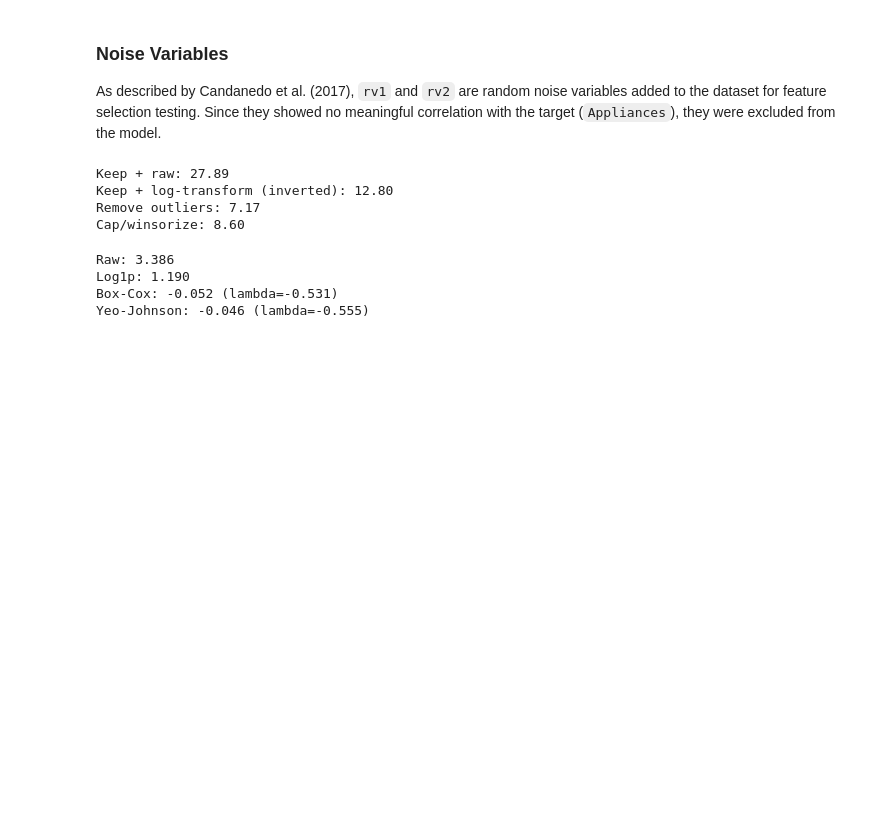
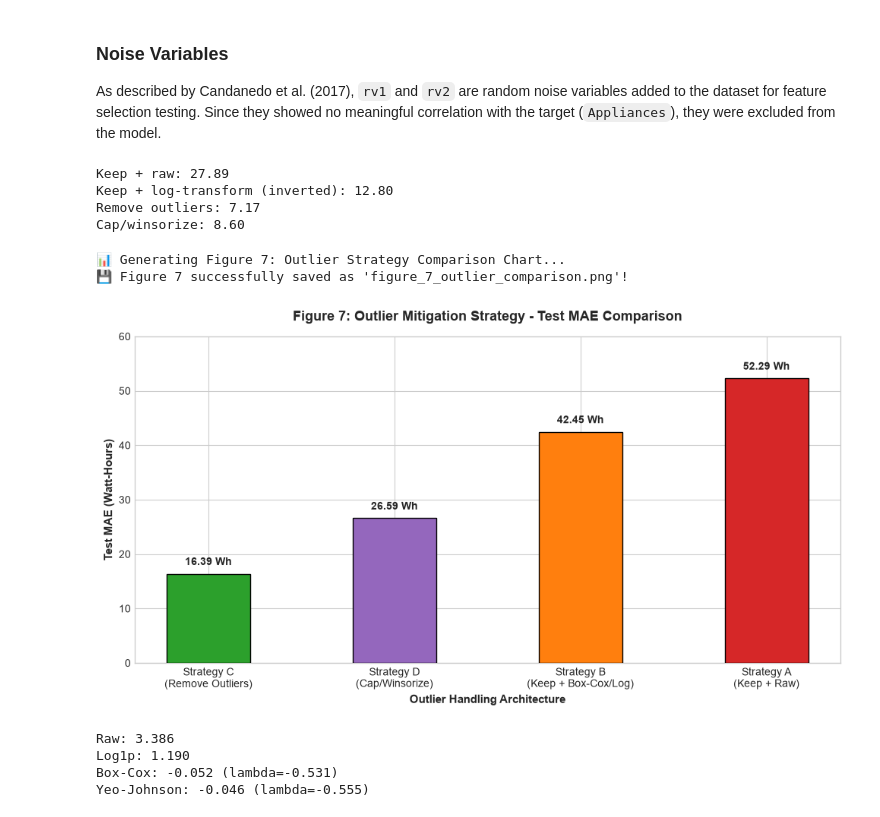
Before and after one commit to gamodyarajasooriya/appliance-energy-prediction-dl-, a Jupyter notebook: notebooks/02_preprocessing_feature_engineering.ipynb, the cells around one changed output. Cells and saved outputs as stored; diff of their text form; code cells hidden in the pictures; blank space fills up the shorter version.

```diff
--- a/notebooks/02_preprocessing_feature_engineering.ipynb
+++ b/notebooks/02_preprocessing_feature_engineering.ipynb
@@ -70,4 +72,50 @@ Keep + raw: 27.89
 Keep + log-transform (inverted): 12.80
 Remove outliers: 7.17
 Cap/winsorize: 8.60
+# %%
+import matplotlib.pyplot as plt
+import numpy as np
+
+print("📊 Generating Figure 7: Outlier Strategy Comparison Chart...")
+
+# Define the empirical MAE results collected from our pipeline tests
+strategies = [
+    'Strategy C\n(Remove Outliers)',
+    'Strategy D\n(Cap/Winsorize)',
+    'Strategy B\n(Keep + Box-Cox/Log)',
+    'Strategy A\n(Keep + Raw)'
+]
+mae_scores = [16.39, 26.59, 42.45, 52.29]
+
+# Sort according to standard ML reporting practices (Lowest error to highest error)
+sorted_data = sorted(zip(mae_scores, strategies))
+maes_sorted, strategies_sorted = zip(*sorted_data)
+
+# Setup professional visual styling
+plt.style.use('seaborn-v0_8-whitegrid')
+fig, ax = plt.subplots(figsize=(10, 5.5))
+colors = ['#2ca02c', '#9467bd', '#ff7f0e', '#d62728'] # Green, Purple, Orange, Red
+
+# Plot bars
+bars = ax.bar(strategies_sorted, maes_sorted, color=colors, width=0.45, edgecolor='black', zorder=3)
+
+# Labeling and Formatting
+ax.set_title('Figure 7: Outlier Mitigation Strategy - Test MAE Comparison', fontsize=13, fontweight='bold', pad=15)
+ax.set_ylabel('Test MAE (Watt-Hours)', fontsize=11, fontweight='bold')
+ax.set_xlabel('Outlier Handling Architecture', fontsize=11, fontweight='bold')
+ax.set_ylim(0, 60)
+
+# Value annotations on top of bars
+for bar in bars:
+    yval = bar.get_height()
+    ax.text(bar.get_x() + bar.get_width()/2.0, yval + 1.2, f'{yval:.2f} Wh', ha='center', va='bottom', fontsize=10, fontweight='bold')
+
+plt.tight_layout()
+plt.savefig('figure_7_outlier_comparison.png', dpi=300)
+print("💾 Figure 7 successfully saved as 'figure_7_outlier_comparison.png'!")
+plt.show()
+# %% [output]
+📊 Generating Figure 7: Outlier Strategy Comparison Chart...
+💾 Figure 7 successfully saved as 'figure_7_outlier_comparison.png'!
+[figure, added]
 # %%
```
Also changed, not shown: parts of 5 cells of this notebook, 16 other files.
